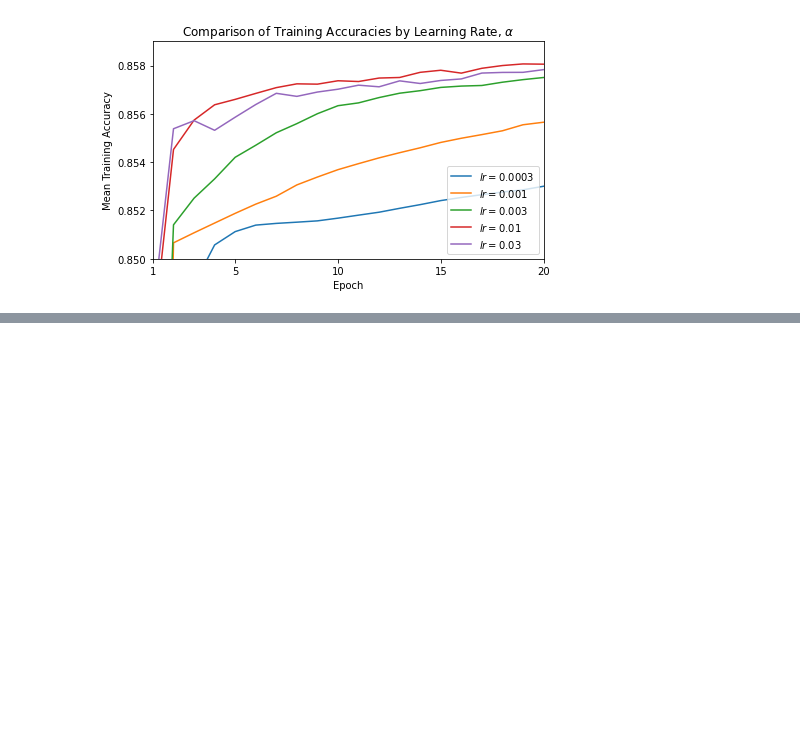
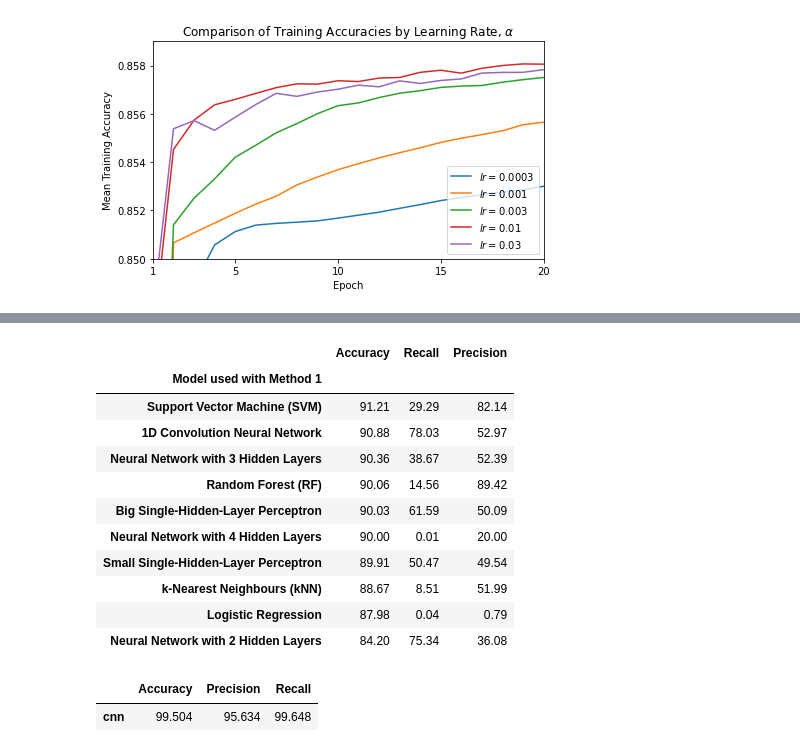
Before and after one commit to terminalai/ThousandSteps, a Jupyter notebook: daphnet/freezes/FFT Freeze Index Results EDA.ipynb, the cells around one changed output, grey strips where cells are left out. Drawn from its saved outputs; the diff is of its cells as text; code cells hidden in the pictures; blank space fills up the shorter version.

```diff
--- a/daphnet/freezes/FFT Freeze Index Results EDA.ipynb
+++ b/daphnet/freezes/FFT Freeze Index Results EDA.ipynb
@@ -348,0 +447,35 @@ plt.savefig("knn_comp.png", dpi=1000)
+# %%
+method1_results = pd.read_csv(StringIO("""Model used with Method 1,Accuracy,Recall,Precision
+Logistic Regression,0.879803,0.000434,0.007895
+Support Vector Machine (SVM),0.912109,0.292866,0.821429
+k-Nearest Neighbours (kNN),0.886716,0.085082,0.519894
+Random Forest (RF),0.900609,0.145565,0.894222
+1D Convolution Neural Network,0.908827,0.780338,0.529737
+Neural Network with 4 Hidden Layers,0.900045,0.000091,0.200000
+Neural Network with 3 Hidden Layers,0.903600,0.386740,0.523910
+Neural Network with 2 Hidden Layers,0.841989,0.753361,0.360809
+Small Single-Hidden-Layer Perceptron,0.899140,0.504710,0.495422
+Big Single-Hidden-Layer Perceptron,0.900292,0.615912,0.500892
+""")).set_index("Model used with Method 1").sort_values("Accuracy", ascending=False).round(4) * 100
+method1_results
+# %% [output]
+|  | Accuracy | Recall | Precision |
+| Model used with Method 1 |  |  |  |
+| Support Vector Machine (SVM) | 91.21 | 29.29 | 82.14 |
+| 1D Convolution Neural Network | 90.88 | 78.03 | 52.97 |
+| Neural Network with 3 Hidden Layers | 90.36 | 38.67 | 52.39 |
+| Random Forest (RF) | 90.06 | 14.56 | 89.42 |
+| Big Single-Hidden-Layer Perceptron | 90.03 | 61.59 | 50.09 |
+| Neural Network with 4 Hidden Layers | 90.00 | 0.01 | 20.00 |
+| Small Single-Hidden-Layer Perceptron | 89.91 | 50.47 | 49.54 |
+| k-Nearest Neighbours (kNN) | 88.67 | 8.51 | 51.99 |
+| Logistic Regression | 87.98 | 0.04 | 0.79 |
+| Neural Network with 2 Hidden Layers | 84.20 | 75.34 | 36.08 |
+# %%
+pd.DataFrame(dict(
+    Accuracy = 0.995037853717804,
+    Precision = 0.9563409686088562,
+    Recall = 0.9964798092842102), index = ["cnn"]).round(5) * 100
+# %% [output]
+|  | Accuracy | Precision | Recall |
+| cnn | 99.504 | 95.634 | 99.648 |
```
Also changed, not shown: parts of 21 cells of this notebook, 5 other files.
